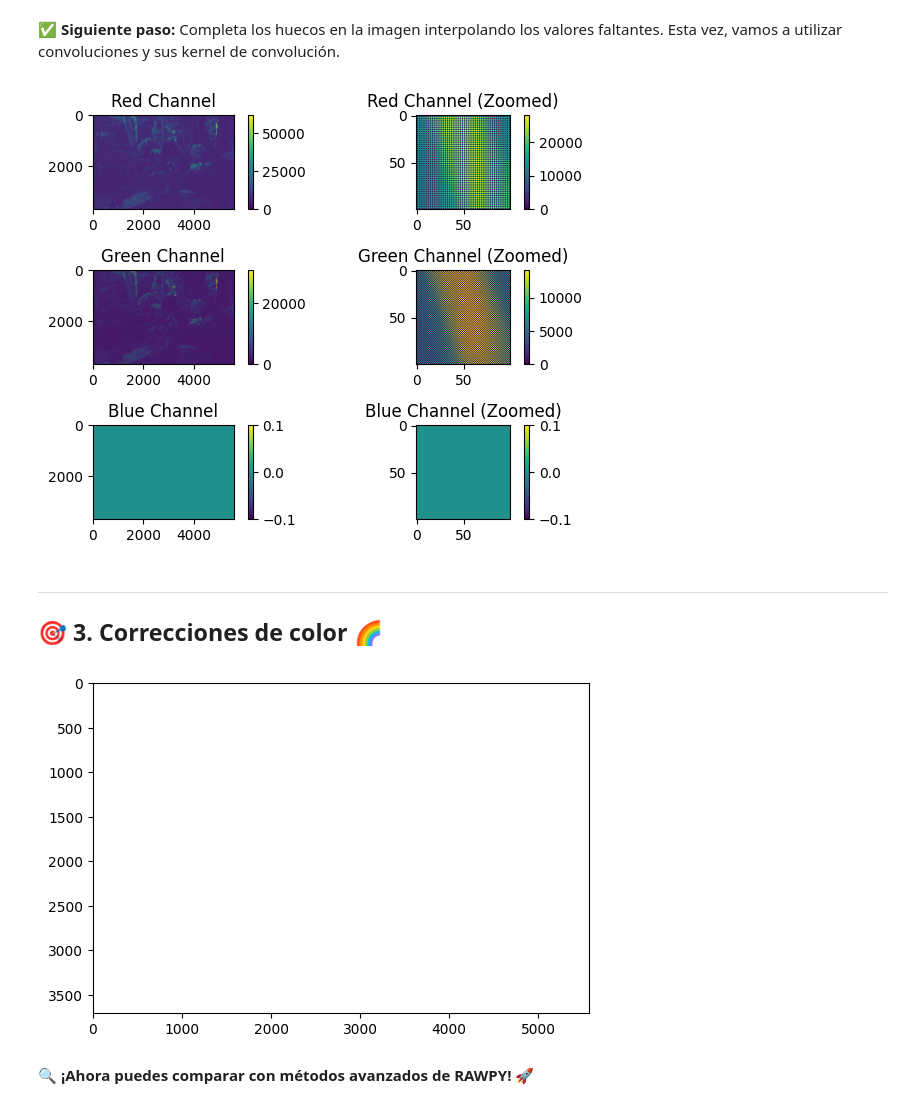
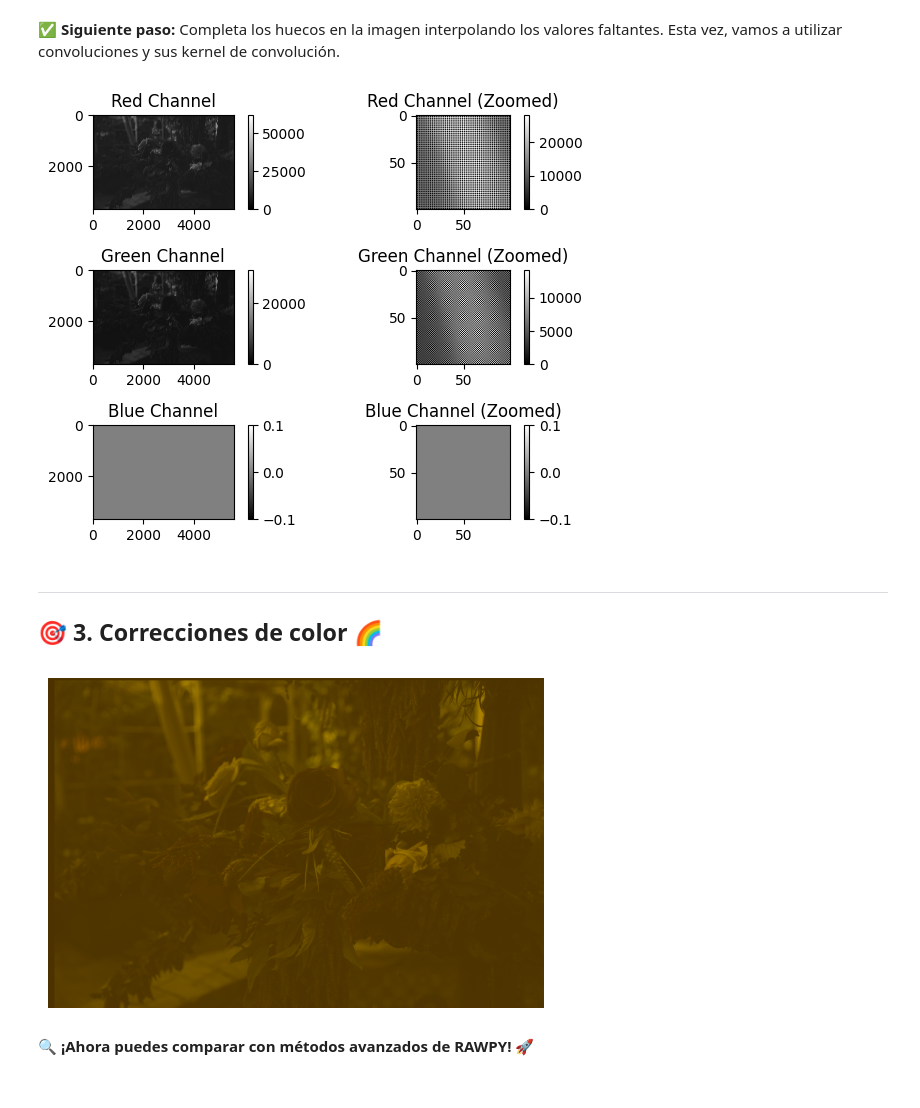
Before and after one commit to jjardila1220/Hands-on-Computer-Vision, a Jupyter notebook: sesiones/sesion2/Sesion2_1_Demosaicking.ipynb, the cells around one changed output. Cells and saved outputs as stored; diff of their text form; code cells hidden in the pictures.

```diff
--- a/sesiones/sesion2/Sesion2_1_Demosaicking.ipynb
+++ b/sesiones/sesion2/Sesion2_1_Demosaicking.ipynb
@@ -191,60 +193,77 @@ plt.show()
 ✅ **Siguiente paso:** Completa los huecos en la imagen interpolando los valores faltantes.
 Esta vez, vamos a utilizar convoluciones y sus kernel de convolución.
 # %%
-# 🏆 Escribe aquí el código para completar los valores faltantes:
+# 📌 Definir los filtros de interpolación para cada canal.
+G_KERNEL = np.array([[0, 1, 0],  # Interpolación cruzada para el verde
+                     [1, 0, 1],
+                     [0, 1, 0]])
 
-#Filtro lineal para el canal verde
-G_KERNEL = np.array([[0, 1, 0], [1, 0, 1], [0, 1, 0]])
+RB_KERNEL = np.array([[1, 0, 1],  # Interpolación diagonal para rojo y azul
+                      [0, 0, 0],
+                      [1, 0, 1]])
 
-#Filtro lineal para los canales azul y rojo (Note la diferencia)
-RB_KERNEL = np.array([[1, 0, 1], [0, 0, 0], [1, 0, 1]])
+# 📌 Aplicar convolución para interpolar los valores faltantes en cada canal.
+r = convolve(r, RB_KERNEL, mode='nearest')  # Interpola el canal rojo
+b = convolve(b, RB_KERNEL, mode='nearest')  # Interpola el canal azul
+g = convolve(g, G_KERNEL, mode='nearest')   # Interpola el canal verde
 
-r = convolve(r, RB_KERNEL, mode='nearest')
-b = convolve(b, RB_KERNEL, mode='nearest')
-g = convolve(g, G_KERNEL, mode='nearest')
-
+# 📌 Almacenar canales y títulos para graficarlos.
 channels = [r, g, b]
 titles = ['Red Channel', 'Green Channel', 'Blue Channel']
 
+# 📌 Graficar cada canal y su versión con zoom.
 for i, channel in enumerate(channels):
-    plt.subplot(3, 2, 2*i + 1)
-    plt.imshow(channel)
+    plt.subplot(3, 2, 2*i + 1)  # Imagen completa
+    plt.imshow(channel, cmap='gray')
     plt.title(titles[i])
     plt.colorbar()
 
-    plt.subplot(3, 2, 2*i + 2)
-    plt.imshow(channel[310:410, 1405:1505])
+    plt.subplot(3, 2, 2*i + 2)  # Imagen con zoom en la región [310:410, 1405:1505]
+    plt.imshow(channel[310:410, 1405:1505], cmap='gray')
     plt.title(f'{titles[i]} (Zoomed)')
     plt.colorbar()
 
+# 📌 Ajustar distribución de gráficos y mostrar la figura.
 plt.tight_layout()
 plt.show()
 # %% [output]
-[figure, old version]
+[figure, new version]
 # %% [markdown]
 ---
 ## 🎯 **3. Correcciones de color** <a name="tema4"></a> 🌈
 # %%
-# Definimos el valor de gamma para la corrección gamma
-gamma = 2.2 # 🛠️ Puedes cambiar este valor para ver cómo afecta a la imagen
+import numpy as np
+import matplotlib.pyplot as plt
 
-# Apilamos los canales rojo, verde y azul para formar una imagen RGB
-rgb = np.stack([r, g, b], axis=-1)  # 🛠️ Completar la función para apilar los canales
+# 📌 Definimos el valor de gamma para la corrección gamma
+gamma = 2.2  # 🛠️ Puedes cambiar este valor para ver cómo afecta a la imagen
 
-# # Normalización independiente por canal
-min_val = np.min(rgb, axis=(0, 1))  # Mínimo por canal
-max_val = np.max(rgb, axis=(0, 1))  # Máximo por canal
+# 📌 Apilamos los canales rojo, verde y azul para formar una imagen RGB
+rgb = np.stack([r, g, b], axis=-1)  # Apila las matrices r, g, b en un solo array tridimensional
 
-rgb = (rgb - min_val) / (max_val - min_val)  # Normalización Min-Max por canal
+# 📌 Evitar divisiones por cero en la normalización
+min_val = np.min(rgb, axis=(0, 1), keepdims=True)  # Mínimo por canal, manteniendo dimensiones
+max_val = np.max(rgb, axis=(0, 1), keepdims=True)  # Máximo por canal, manteniendo dimensiones
 
-# Aplicamos la corrección gamma a la imagen RGB
-rgb = (np.power(rgb, 1.0 / gamma) )
+# 📌 Asegurar que no haya divisiones por cero
+range_val = max_val - min_val
+range_val[range_val == 0] = 1  # Evita divisiones por cero
 
-# Mostramos la imagen resultante
-plt.imshow((rgb))
+# 📌 Normalización Min-Max por canal
+rgb = (rgb - min_val) / range_val
+
+# 📌 Aplicamos la corrección gamma a la imagen RGB
+rgb = np.power(rgb, 1.0 / gamma)
+
+# 📌 Asegurar que los valores estén en el rango correcto para `imshow`
+rgb = np.clip(rgb, 0, 1)  # Recorta valores fuera de [0,1] para evitar errores en la visualización
+
+# 📌 Mostramos la imagen resultante
+plt.imshow(rgb)
+plt.axis('off')  # Ocultar ejes para una mejor visualización
 plt.show()
 # %% [output]
-[figure, old version]
+[figure, new version]
 # %% [markdown]
 🔍 **¡Ahora puedes comparar con métodos avanzados de RAWPY!** 🚀
 # %%
```
Also changed, not shown: parts of 4 cells of this notebook.
